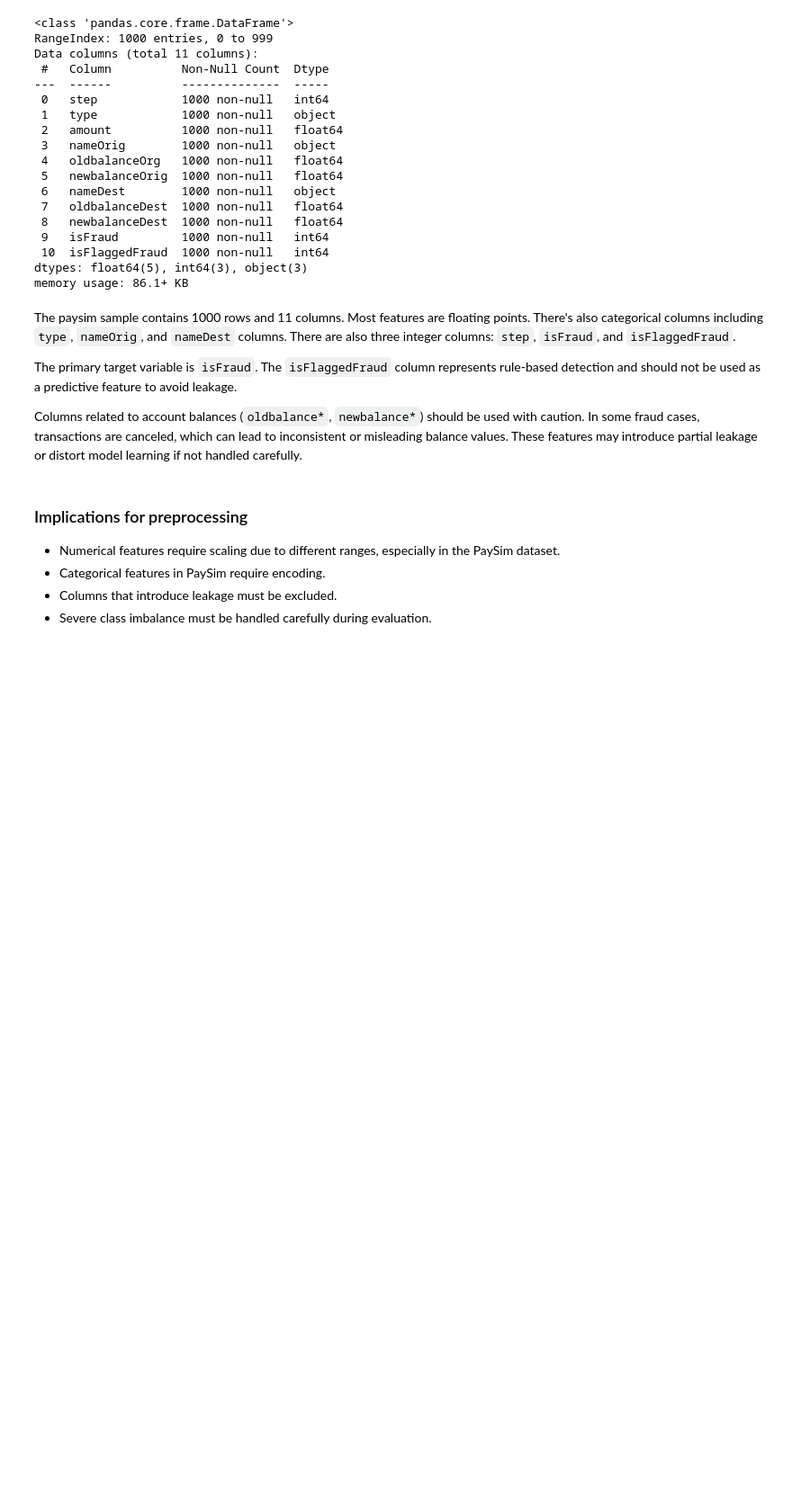
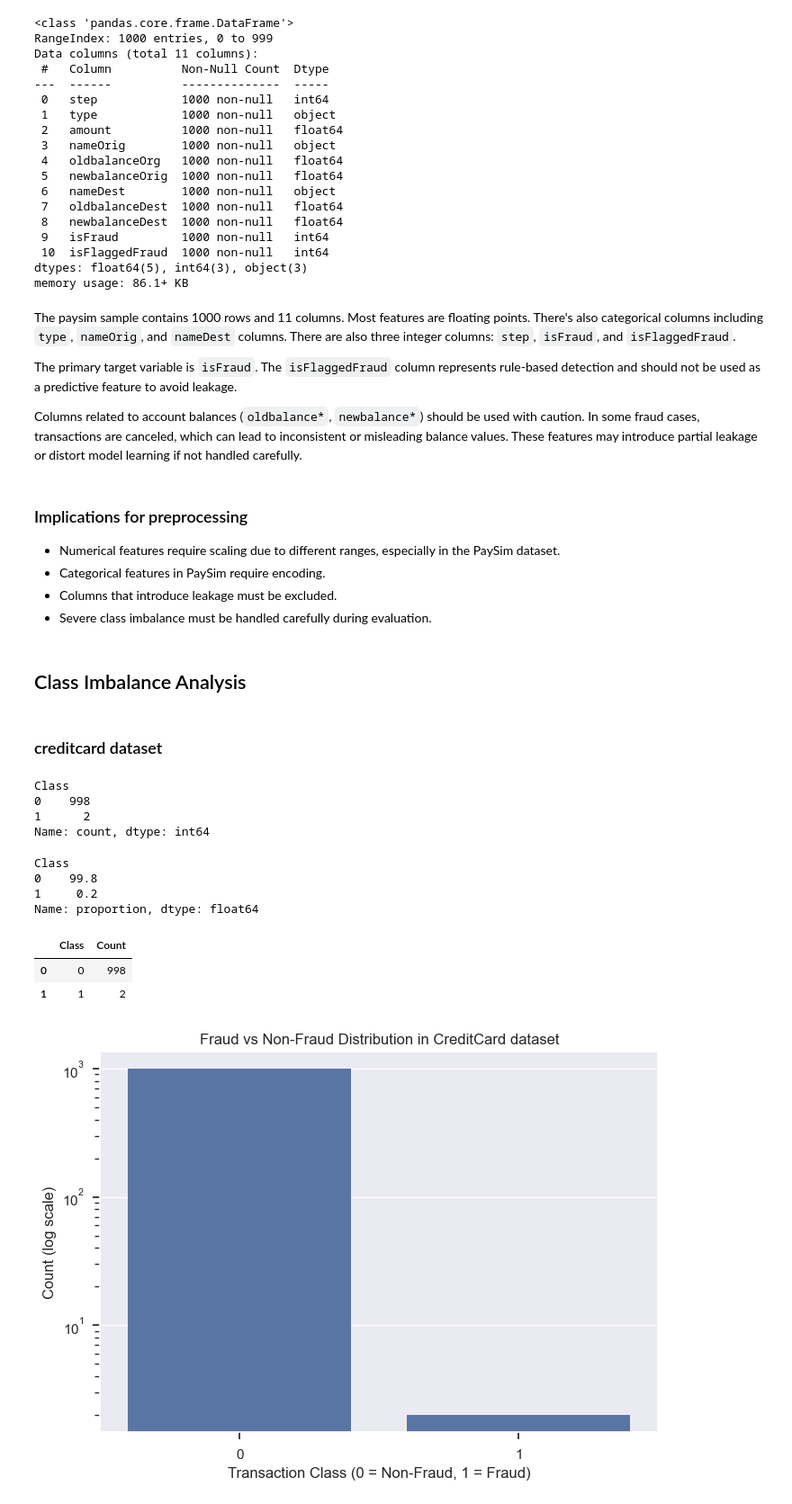
Before and after one commit to thisisehyas/Financial-Fraud-Detection-System, a Jupyter notebook: notebooks/EDA.ipynb, the cells around one changed output. Shown at 90% size. Saved outputs shown, nothing was run; the diff lists cells and outputs as text; code cells hidden in the pictures; blank space fills up the shorter version.

Commit message:
docs(eda): analyze class imbalance and visualize distributions

```diff
--- a/notebooks/EDA.ipynb
+++ b/notebooks/EDA.ipynb
@@ -94,3 +94,49 @@ Columns related to account balances (`oldbalance*`, `newbalance*`) should be use
 - Categorical features in PaySim require encoding.
 - Columns that introduce leakage must be excluded.
 - Severe class imbalance must be handled carefully during evaluation.
+# %% [markdown]
+## Class Imbalance Analysis
+# %% [markdown]
+### creditcard dataset
+# %%
+# class frequency in target variable
+class_count = creditcard['Class'].value_counts()
+# %% [output]
+Class
+0    998
+1      2
+Name: count, dtype: int64
+# %%
+# percentage of each class in target variable
+creditcard['Class'].value_counts(normalize=True) * 100
+# %% [output]
+Class
+0    99.8
+1     0.2
+Name: proportion, dtype: float64
+# %%
+# create dataframe for plotting
+class_count_df = class_count.reset_index()
+# rename columns
+class_count_df.columns = ['Class', 'Count']
+class_count_df
+# %% [output]
+|  | Class | Count |
+| 0 | 0 | 998 |
+| 1 | 1 | 2 |
+# %%
+# plotting class distribution
+sns.barplot(
+    x='Class',
+    y='Count',
+    data=class_count_df
+)
+
+plt.yscale('log')
+plt.title('Fraud vs Non-Fraud Distribution in CreditCard dataset')
+plt.xlabel("Transaction Class (0 = Non-Fraud, 1 = Fraud)")
+plt.ylabel("Count (log scale)")
+
+plt.show()
+# %% [output]
+[figure, added]
```
Also changed, not shown: parts of 7 cells of this notebook.
